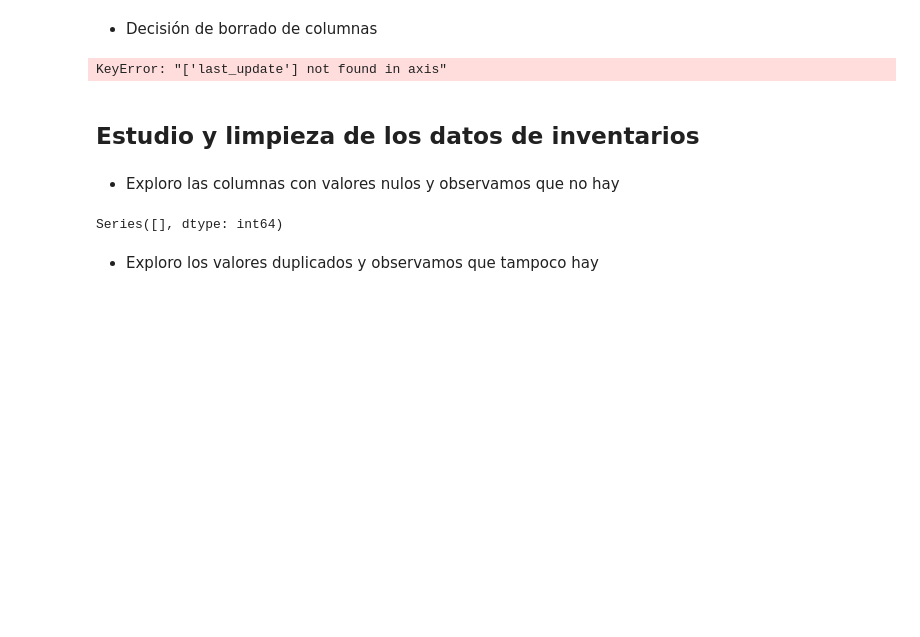
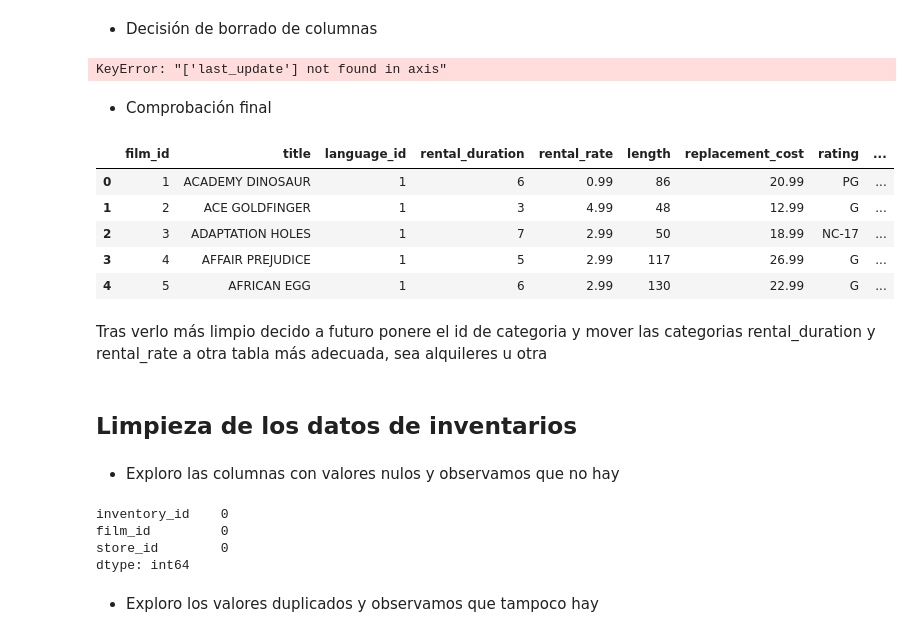
Before and after one commit to Blanca95/MySQL_proyect, a Jupyter notebook: notebook/limpieza.ipynb, the cells around one changed output. Drawn from its saved outputs; the diff is of its cells as text; code cells hidden in the pictures; blank space fills up the shorter version.

Commit message:
casi terminada la limpieza

```diff
--- a/notebook/limpieza.ipynb
+++ b/notebook/limpieza.ipynb
@@ -194,22 +200,41 @@ title1
 # %% [markdown]
 - Decisión de borrado de columnas
+# %%
+peliculas.drop('last_update', axis=1, inplace=True) # borro la columna de last_update
+# %% [output]
+KeyError: "['last_update'] not found in axis"
 # %%
-peliculas.drop('last_update', axis=1, inplace=True) # borro la columna de last_update
 peliculas.drop('original_language_id', axis=1, inplace=True) # borro la columna de original_language_id, ya que solo tenia valores nulos
-# %% [output]
-KeyError: "['last_update'] not found in axis"
+# %%
+peliculas.drop('description', axis=1, inplace=True) # borro la columna de description, ya que es muy larga
+# %%
+peliculas.drop('release_year', axis=1, inplace=True)
+# %% [markdown]
+- Comprobación final
+# %%
+peliculas.head()
+# %% [output]
+|  | film_id | title | language_id | rental_duration | rental_rate | length | replacement_cost | rating | ... |
+| 0 | 1 | ACADEMY DINOSAUR | 1 | 6 | 0.99 | 86 | 20.99 | PG | ... |
+| 1 | 2 | ACE GOLDFINGER | 1 | 3 | 4.99 | 48 | 12.99 | G | ... |
+| 2 | 3 | ADAPTATION HOLES | 1 | 7 | 2.99 | 50 | 18.99 | NC-17 | ... |
+| 3 | 4 | AFFAIR PREJUDICE | 1 | 5 | 2.99 | 117 | 26.99 | G | ... |
+| 4 | 5 | AFRICAN EGG | 1 | 6 | 2.99 | 130 | 22.99 | G | ... |
+# %% [markdown]
+Tras verlo más limpio decido a futuro ponere el id de categoria y mover las categorias rental_duration	y rental_rate a otra tabla más adecuada, sea alquileres u otra
 # %% [markdown]
-## Estudio y limpieza de los datos de inventarios
+## Limpieza de los datos de inventarios
 # %%
 inventario=pd.read_csv('../data/inventory.csv')
 # %% [markdown]
 - Exploro las columnas con valores nulos y observamos que no hay
 # %%
-nan_cols = inventario.isna().sum().sort_values(ascending=False)
-
-nan_cols[nan_cols>0]
+inventario.isna().sum().sort_values(ascending=False)
 # %% [output]
-Series([], dtype: int64)
+inventory_id    0
+film_id         0
+store_id        0
+dtype: int64
 # %% [markdown]
 - Exploro los valores duplicados y observamos que tampoco hay
 # %%
```
Also changed, not shown: parts of 29 cells of this notebook.
